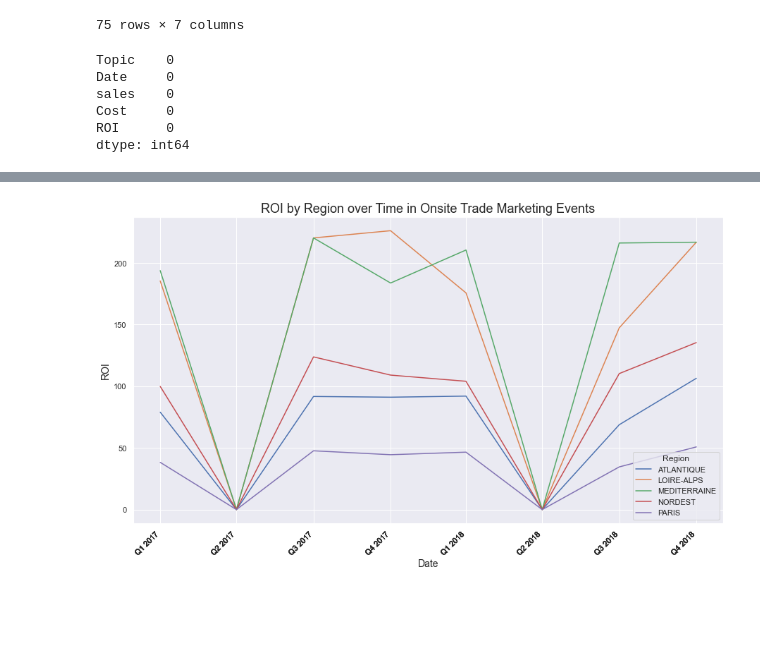
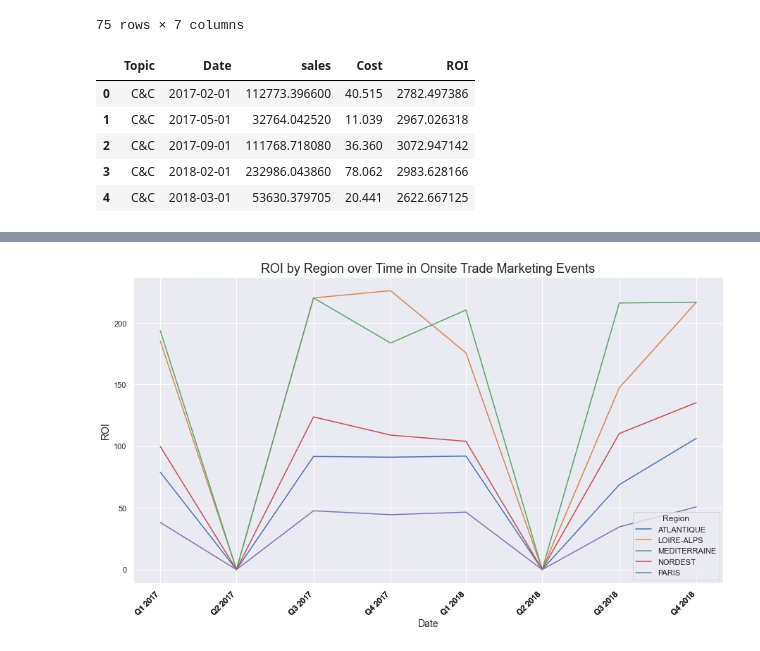
Before and after one commit to Servando1990/personal-pipeline, a Jupyter notebook: sanofi.ipynb, the cells around one changed output, grey strips where cells are left out. Cells and saved outputs as stored; diff of their text form; code cells hidden in the pictures; blank space fills up the shorter version.

```diff
--- a/sanofi.ipynb
+++ b/sanofi.ipynb
@@ -240,14 +240,14 @@ grouped = grouped.reset_index()
 grouped_promo_events = grouped.copy()
 # %%
 # check for missing values
-grouped_promo_events.isna().sum()
+grouped_promo_events.head()
 # %% [output]
-Topic    0
-Date     0
-sales    0
-Cost     0
-ROI      0
-dtype: int64
+|  | Topic | Date | sales | Cost | ROI |
+| 0 | C&C | 2017-02-01 | 112773.396600 | 40.515 | 2782.497386 |
+| 1 | C&C | 2017-05-01 | 32764.042520 | 11.039 | 2967.026318 |
+| 2 | C&C | 2017-09-01 | 111768.718080 | 36.360 | 3072.947142 |
+| 3 | C&C | 2018-02-01 | 232986.043860 | 78.062 | 2983.628166 |
+| 4 | C&C | 2018-03-01 | 53630.379705 | 20.441 | 2622.667125 |
 # %%
 grouped_promo_events.set_index('Date', inplace=True)
 # %%
```
Also changed, not shown: parts of 7 cells of this notebook.
